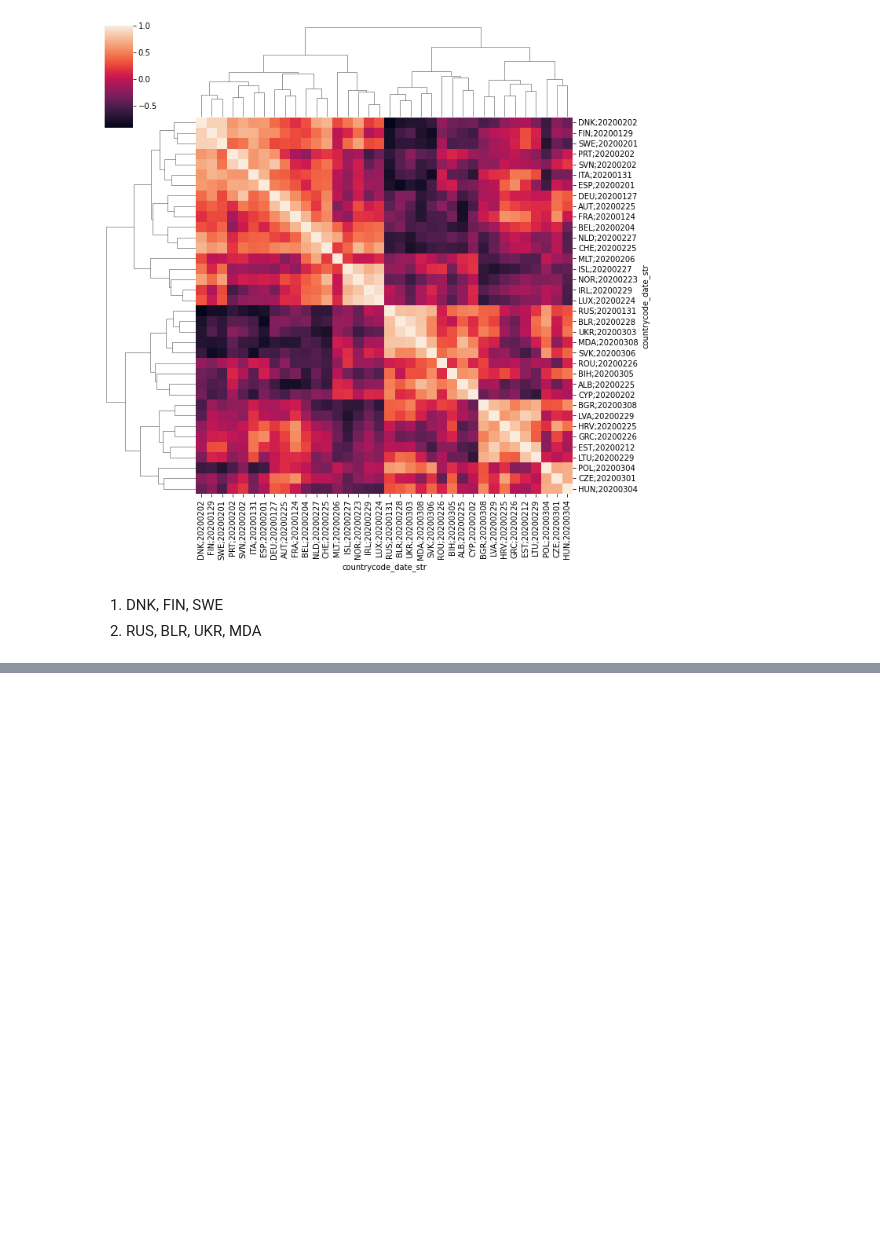
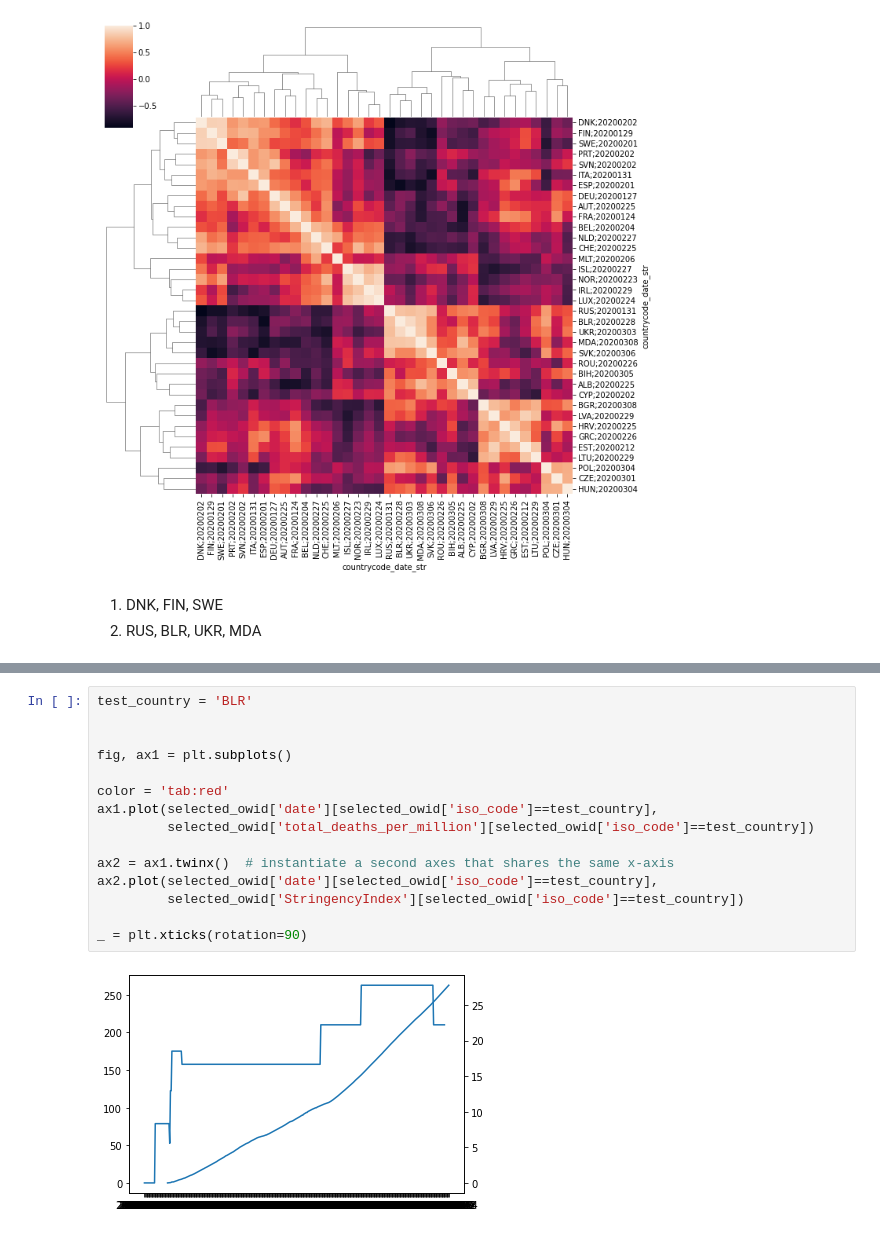
Before and after one commit to shuang1330/aiHackCovid, a Jupyter notebook: notebooks/data_cleaning.ipynb, the cells around one changed output, grey strips where cells are left out. Drawn from its saved outputs; the diff is of its cells as text; blank space fills up the shorter version.

```diff
--- a/notebooks/data_cleaning.ipynb
+++ b/notebooks/data_cleaning.ipynb
@@ -145,0 +270,17 @@ sns.clustermap(normalized_df.T.corr())
+# %%
+test_country = 'BLR'
+
+
+fig, ax1 = plt.subplots()
+
+color = 'tab:red'
+ax1.plot(selected_owid['date'][selected_owid['iso_code']==test_country],
+         selected_owid['total_deaths_per_million'][selected_owid['iso_code']==test_country])
+
+ax2 = ax1.twinx()  # instantiate a second axes that shares the same x-axis
+ax2.plot(selected_owid['date'][selected_owid['iso_code']==test_country],
+         selected_owid['StringencyIndex'][selected_owid['iso_code']==test_country])
+
+_ = plt.xticks(rotation=90)
+# %% [output]
+[figure, added]
```
Also changed, not shown: parts of 17 cells of this notebook.
